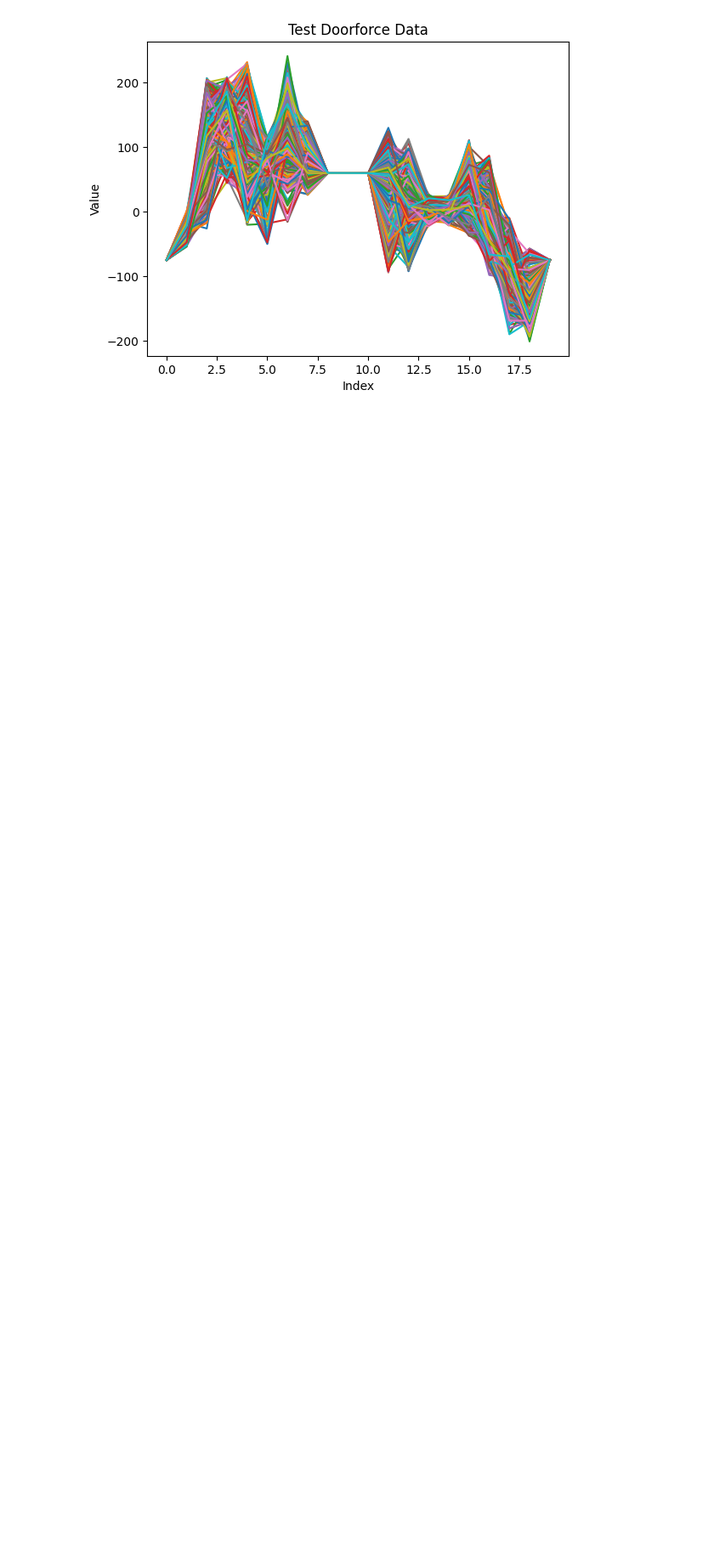
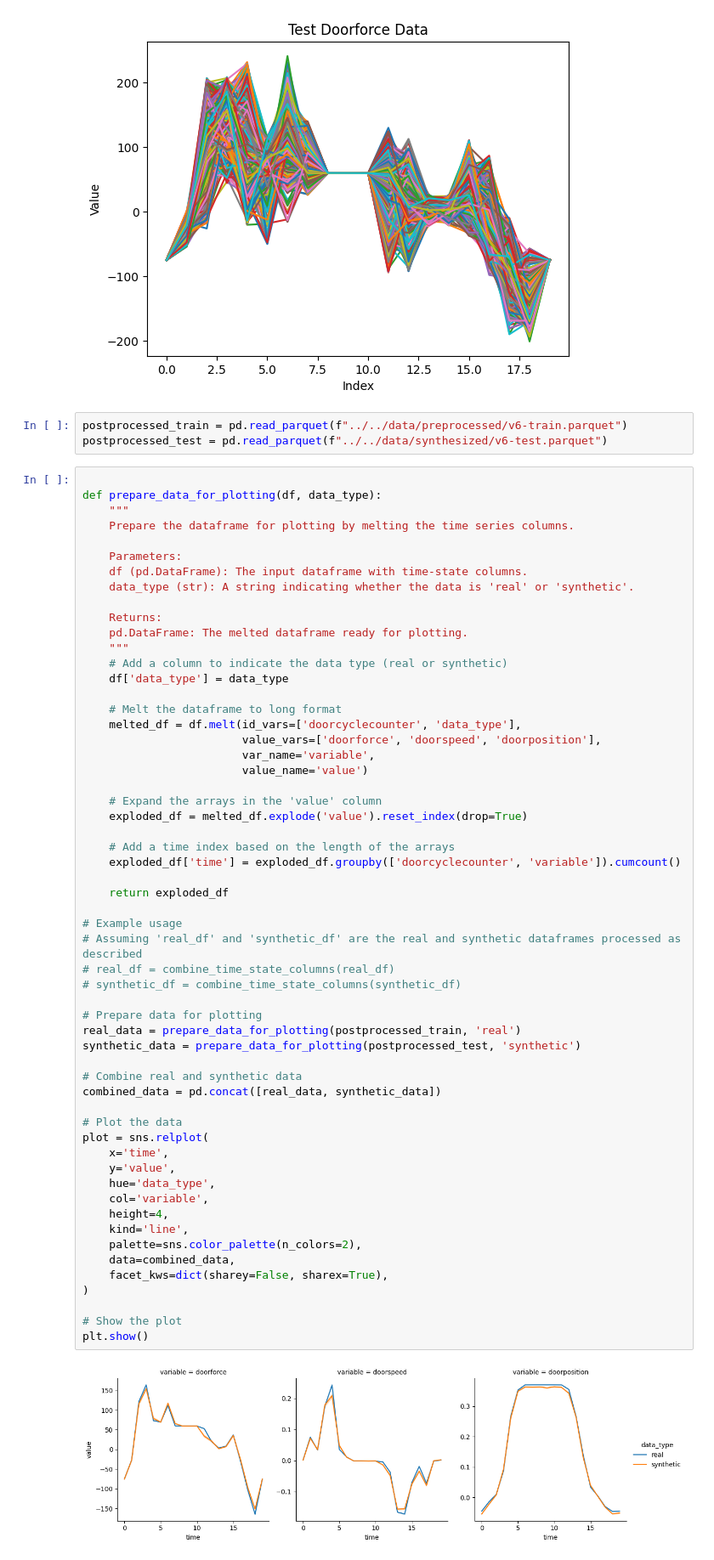
Before and after one commit to wagon-r/SyntheticDataGeneration, a Jupyter notebook: synthesization/CTGAN/time-series-cols-visual-comparison.ipynb, the cells around one changed output. Shown at 85% size. Drawn from its saved outputs; the diff is of its cells as text; blank space fills up the shorter version.

Commit message:
visual comparison of samples from time-state-columns

```diff
--- a/synthesization/CTGAN/time-series-cols-visual-comparison.ipynb
+++ b/synthesization/CTGAN/time-series-cols-visual-comparison.ipynb
@@ -94,3 +95,65 @@ plt.show()
 # %% [output]
 [figure]
 [figure]
+# %%
+postprocessed_train = pd.read_parquet(f"../../data/preprocessed/v6-train.parquet")
+postprocessed_test = pd.read_parquet(f"../../data/synthesized/v6-test.parquet")
+# %%
+
+def prepare_data_for_plotting(df, data_type):
+    """
+    Prepare the dataframe for plotting by melting the time series columns.
+
+    Parameters:
+    df (pd.DataFrame): The input dataframe with time-state columns.
+    data_type (str): A string indicating whether the data is 'real' or 'synthetic'.
+
+    Returns:
+    pd.DataFrame: The melted dataframe ready for plotting.
+    """
+    # Add a column to indicate the data type (real or synthetic)
+    df['data_type'] = data_type
+
+    # Melt the dataframe to long format
+    melted_df = df.melt(id_vars=['doorcyclecounter', 'data_type'],
+                        value_vars=['doorforce', 'doorspeed', 'doorposition'],
+                        var_name='variable',
+                        value_name='value')
+
+    # Expand the arrays in the 'value' column
+    exploded_df = melted_df.explode('value').reset_index(drop=True)
+
+    # Add a time index based on the length of the arrays
+    exploded_df['time'] = exploded_df.groupby(['doorcyclecounter', 'variable']).cumcount()
+
+    return exploded_df
+
+# Example usage
+# Assuming 'real_df' and 'synthetic_df' are the real and synthetic dataframes processed as described
+# real_df = combine_time_state_columns(real_df)
+# synthetic_df = combine_time_state_columns(synthetic_df)
+
+# Prepare data for plotting
+real_data = prepare_data_for_plotting(postprocessed_train, 'real')
+synthetic_data = prepare_data_for_plotting(postprocessed_test, 'synthetic')
+
+# Combine real and synthetic data
+combined_data = pd.concat([real_data, synthetic_data])
+
+# Plot the data
+plot = sns.relplot(
+    x='time',
+    y='value',
+    hue='data_type',
+    col='variable',
+    height=4,
+    kind='line',
+    palette=sns.color_palette(n_colors=2),
+    data=combined_data,
+    facet_kws=dict(sharey=False, sharex=True),
+)
+
+# Show the plot
+plt.show()
+# %% [output]
+[figure, added]
```
Also changed, not shown: parts of 3 cells of this notebook.
